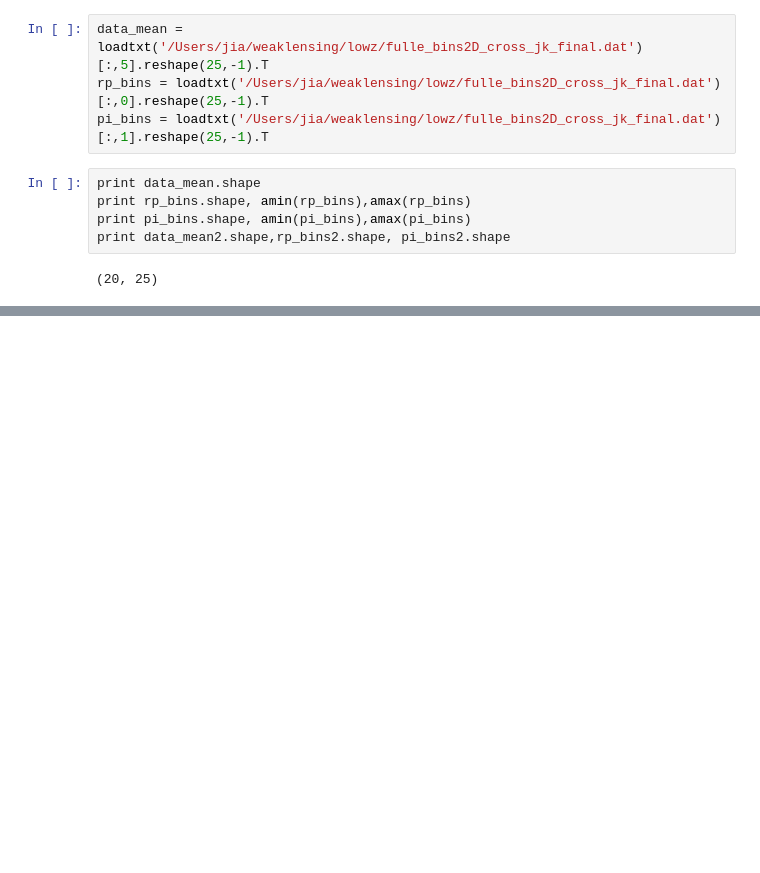
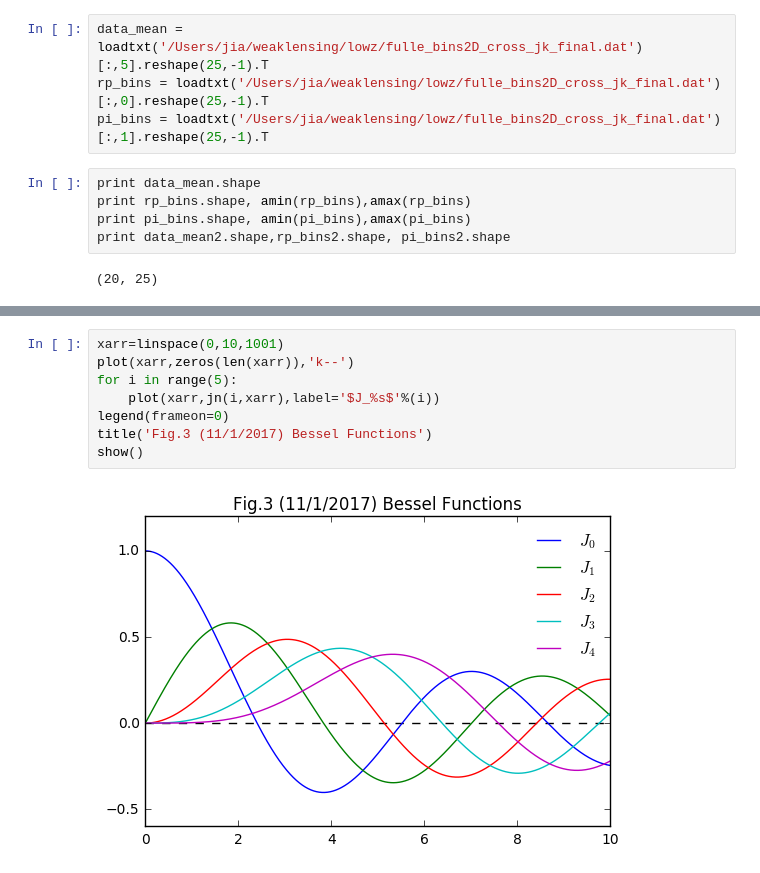
Before and after one commit to liuxx479/gplus, a Jupyter notebook: lowz.ipynb, the cells around one changed output, grey strips where cells are left out. Saved outputs shown, nothing was run; the diff lists cells and outputs as text; blank space fills up the shorter version.

```diff
--- a/lowz.ipynb
+++ b/lowz.ipynb
@@ -41,0 +96,10 @@ TypeError: Input z must be a 2D array.
+# %%
+xarr=linspace(0,10,1001)
+plot(xarr,zeros(len(xarr)),'k--')
+for i in range(5):
+    plot(xarr,jn(i,xarr),label='$J_%s$'%(i))
+legend(frameon=0)
+title('Fig.3 (11/1/2017) Bessel Functions')
+show()
+# %% [output]
+[figure, added]
```
Also changed, not shown: parts of 9 cells of this notebook.
